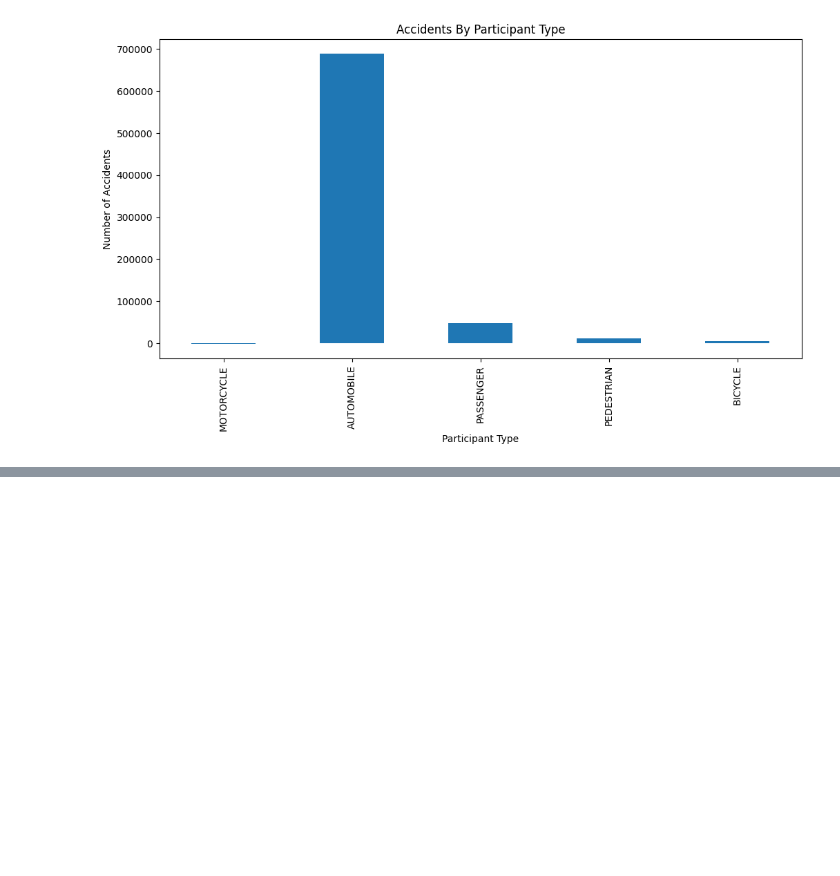
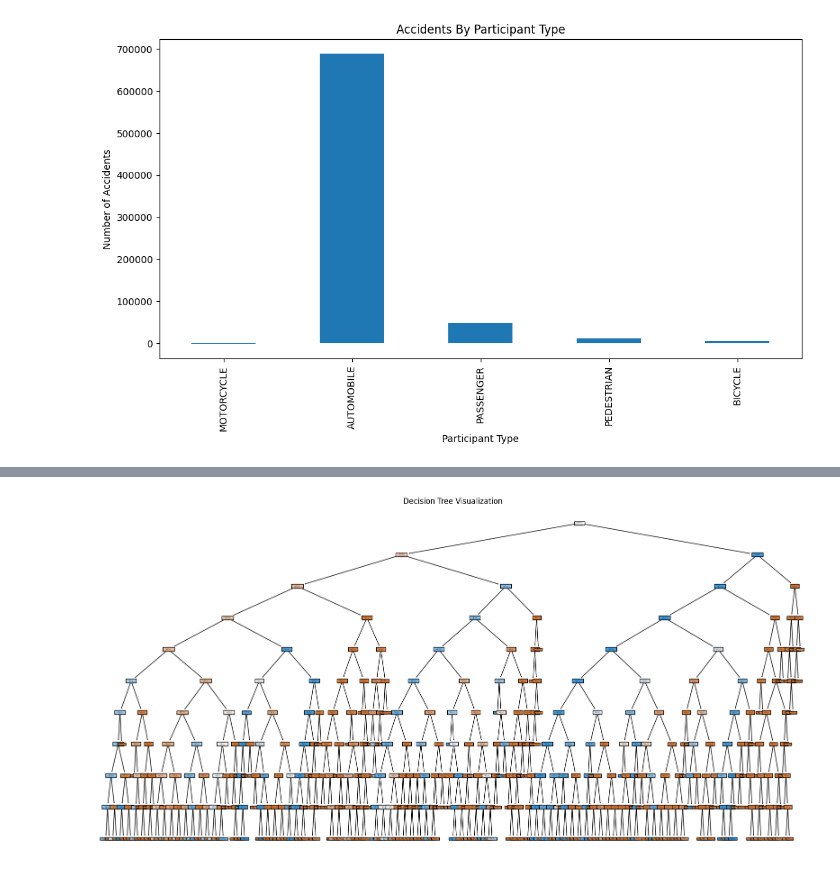
Before and after one commit to GeniusDennis1224/data_warehouse_group3, a Jupyter notebook: traffic_collision.ipynb, the cells around one changed output, grey strips where cells are left out. Cells and saved outputs as stored; diff of their text form; code cells hidden in the pictures; blank space fills up the shorter version.

Commit message:
Update LR and Decision Tree Model

```diff
--- a/traffic_collision.ipynb
+++ b/traffic_collision.ipynb
@@ -406,0 +495,20 @@ print(confusion_matrix(y_test, y_pred_lr))
+# %%
+## From the above report, we can see that by applying SMOTE method, the accuracy of predicitng severe accidents has increased to 53%;
+## In spite of this, the precision of predicting severe accidents is still not godo enough.
+## Thus, we can keep trying to apply ADASYN(Adaptive Synthetic Sampling) to solve this problem
+
+from imblearn.over_sampling import ADASYN
+# Using ADSYN to collect sample from the dataset
+adasyn = ADASYN(random_state=42)
+X_resampled, y_resampled = adasyn.fit_resample(X, y)
+
+X_train, X_test, y_train, y_test = train_test_split(X_resampled, y_resampled, test_size=0.2, random_state=42)
+
+model_lr = LogisticRegression(max_iter=1000)
+model_lr.fit(X_train, y_train)
+
+y_pred_lr = model_lr.predict(X_test)
+print("Logistic Regression Report (ADASYN):")
+print(classification_report(y_test, y_pred_lr))
+print("Confusion Matrix:")
+print(confusion_matrix(y_test, y_pred_lr))
@@ -408,8 +530,12 @@ print(confusion_matrix(y_test, y_pred_lr))
 ### Decision Tree Model Creation
 from sklearn.tree import DecisionTreeClassifier
 from sklearn.metrics import classification_report, confusion_matrix
+from sklearn import tree
+import matplotlib.pyplot as plt
 
-model_tree = DecisionTreeClassifier(max_depth=5, random_state=42)
+## min_samples_leaf: At least 5 samples required in a leaf mode
+## min_samples_split: At least 10 sample required to split a node
+model_tree = DecisionTreeClassifier(max_depth=10, random_state=42, min_samples_leaf=5, min_samples_split=10, class_weight="balanced")
 model_tree.fit(X_train, y_train)
 y_pred_tree = model_tree.predict(X_test)
 
@@ -419,0 +560,8 @@ print(confusion_matrix(y_test, y_pred_tree))
+# %%
+## Visualize the Decision Tree
+plt.figure(figsize=(20, 10))
+tree.plot_tree(model_tree, feature_names=X_train.columns, class_names=['Non-Severe', 'Severe'], filled=True)
+plt.title("Decision Tree Visualization")
+plt.show()
+# %% [output]
+[figure, added]
```
Also changed, not shown: parts of 18 cells of this notebook.
